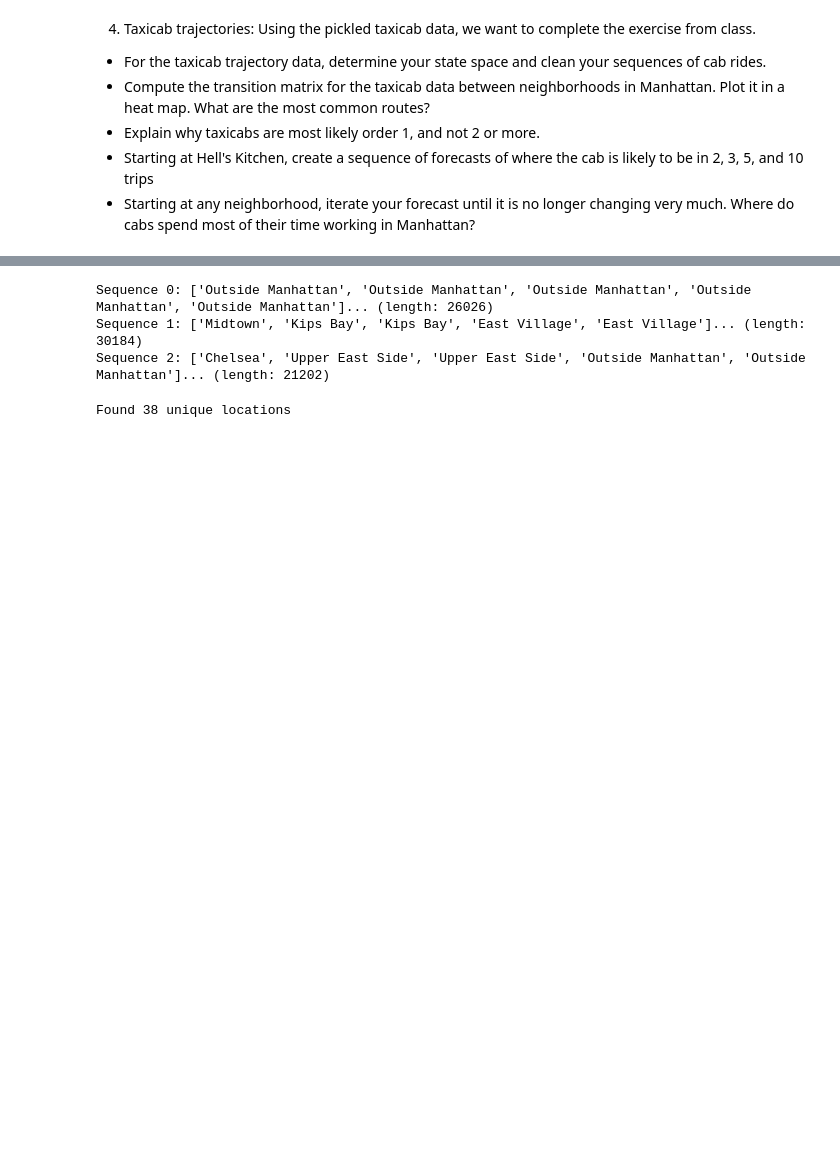
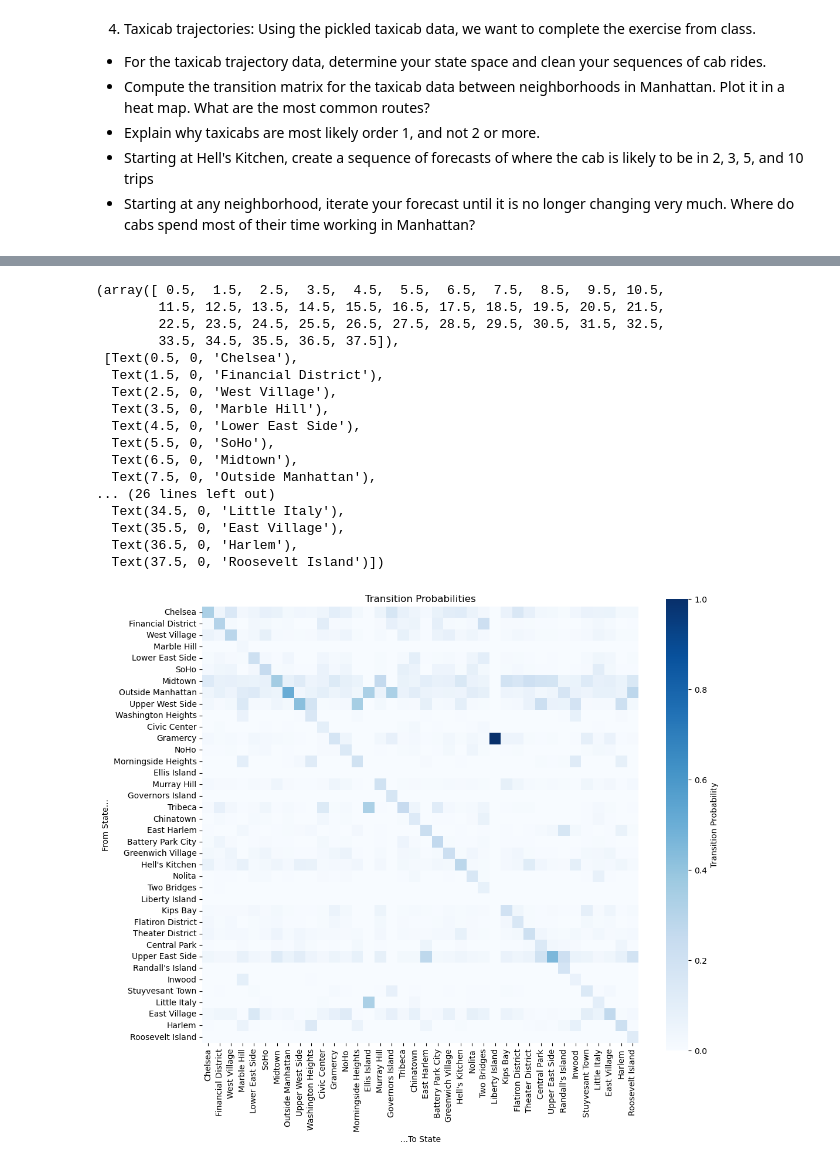
Before and after one commit to shawn01-kubo/DS-5030-Assignment5, a Jupyter notebook: assignment_5.ipynb, the cells around one changed output, grey strips where cells are left out. Cells and saved outputs as stored; diff of their text form; code cells hidden in the pictures; blank space fills up the shorter version.

```diff
--- a/assignment_5.ipynb
+++ b/assignment_5.ipynb
@@ -478 +474,3 @@ First sequence sample: ['Outside Manhattan', 'Outside Manhattan', 'Outside Manha
+# %%
+tr_counts = np.zeros( (len(states), len(states)))
 # %%
@@ -512,3 +517,9 @@ if not clean_sequences:
 # %%
-print(f"Final number of sequences: {len(clean_sequences)}")
+tr_pr = np.divide(tr_counts, sums,
+                  out = np.zeros_like(tr_counts),
+                  where=sums!=0)
+
+print('Transition Proportions:\n')
+tr_df = pd.DataFrame(np.round(tr_pr,2), index = states, columns=states)
+print(tr_df)
 # %% [output]
@@ -516,26 +543,36 @@ Final number of sequences: 1000
 # %%
-if not clean_sequences:
-    print("ERROR: Still no valid sequences. Data format unexpected.")
-    sample_series = taxi_data[0]
-    if isinstance(sample_series, pd.Series):
-        print(f"Series index: {sample_series.index.tolist()}")
-        print(f"Series values: {sample_series.values.tolist()}")
-else:
-    for i in range(min(3, len(clean_sequences))):
-        print(f"Sequence {i}: {clean_sequences[i][:5]}... (length: {len(clean_sequences[i])})")
+import matplotlib.pyplot as plt
 
-all_locations = []
-for seq in clean_sequences:
-    all_locations.extend(seq)
+plt.figure(figsize=(12,10))
+sns.heatmap(tr_pr,
+            cmap = 'Blues',
+            square =True,
+            xticklabels=states,
+            yticklabels=states,
+            cbar_kws={'label': 'Transition Probability'})
 
-location_counts = Counter(all_locations)
+plt.title('Transition Probabilities')
+plt.xlabel('...To State')
+plt.ylabel('From State...')
+plt.xticks(rotation=90)
 # %% [output]
-Sequence 0: ['Outside Manhattan', 'Outside Manhattan', 'Outside Manhattan', 'Outside Manhattan', 'Outside Manhattan']... (length: 26026)
-Sequence 1: ['Midtown', 'Kips Bay', 'Kips Bay', 'East Village', 'East Village']... (length: 30184)
-Sequence 2: ['Chelsea', 'Upper East Side', 'Upper East Side', 'Outside Manhattan', 'Outside Manhattan']... (length: 21202)
+(array([ 0.5,  1.5,  2.5,  3.5,  4.5,  5.5,  6.5,  7.5,  8.5,  9.5, 10.5,
+        11.5, 12.5, 13.5, 14.5, 15.5, 16.5, 17.5, 18.5, 19.5, 20.5, 21.5,
+        22.5, 23.5, 24.5, 25.5, 26.5, 27.5, 28.5, 29.5, 30.5, 31.5, 32.5,
+        33.5, 34.5, 35.5, 36.5, 37.5]),
+ [Text(0.5, 0, 'Chelsea'),
+  Text(1.5, 0, 'Financial District'),
+  Text(2.5, 0, 'West Village'),
+  Text(3.5, 0, 'Marble Hill'),
+  Text(4.5, 0, 'Lower East Side'),
+  Text(5.5, 0, 'SoHo'),
+  Text(6.5, 0, 'Midtown'),
+  Text(7.5, 0, 'Outside Manhattan'),
+... (26 lines left out)
+  Text(34.5, 0, 'Little Italy'),
+  Text(35.5, 0, 'East Village'),
+  Text(36.5, 0, 'Harlem'),
+  Text(37.5, 0, 'Roosevelt Island')])
+[figure, added]
-# %%
-print(f"Found {len(location_counts)} unique locations")
-# %% [output]
-Found 38 unique locations
 # %% [markdown]
 The state space consists of all distinct neighborhoods where taxis pick up or drop off passengers in Manhattan. After cleaning and filtering invalid or rare entries, 37 neighborhoods were retained. Each sequence represents one taxi’s chronological movement between neighborhoods.
```
Also changed, not shown: parts of 23 cells of this notebook.
